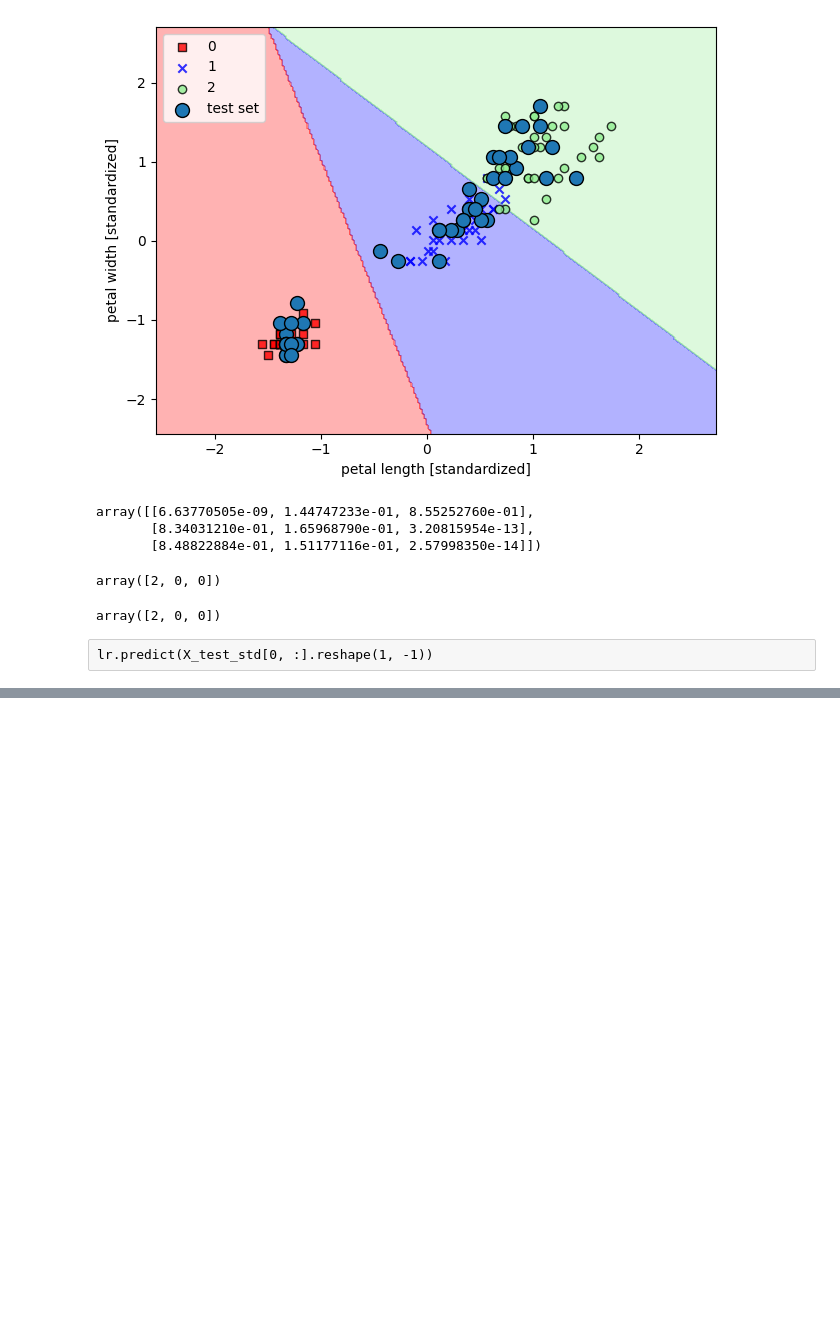
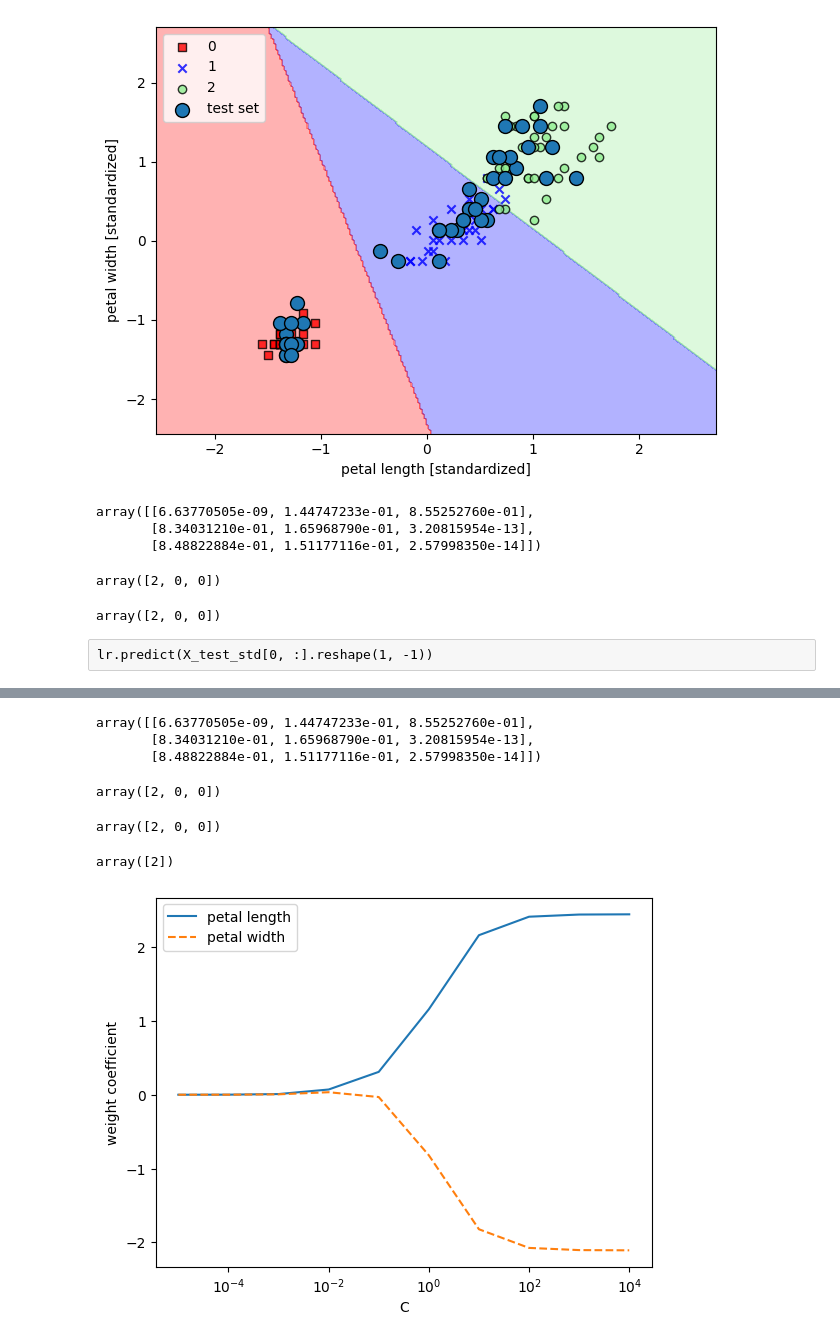
Before and after one commit to jiruneko/philosophers_stone, a Jupyter notebook: Classifier.ipynb, the cells around one changed output, grey strips where cells are left out. Cells and saved outputs as stored; diff of their text form; code cells hidden in the pictures; blank space fills up the shorter version.

```diff
--- a/Classifier.ipynb
+++ b/Classifier.ipynb
@@ -192,3 +192,17 @@ lr.predict(X_test_std[:3, :])
 array([2, 0, 0])
 # %% [raw]
 lr.predict(X_test_std[0, :].reshape(1, -1))
+# %%
+from sklearn.linear_model import LogisticRegression
+# ロジスティック回帰のインスタンスを生成
+lr = LogisticRegression(C=100.0, random_state=1, solver='lbfgs', multi_class='ovr')
+# 訓練データをモデルに適合させる
+lr.fit(X_train_std, y_train)
+# 決定境界をプロット
+plot_decision_regions(X_combined_std, y_combined, classifier=lr,
+                      test_idx=range(105,150))
+plt.xlabel('petal length [standardized]')
+plt.ylabel('petal width [standardized]')
+plt.legend(loc='upper left')
+plt.tight_layout()
+plt.show()
@@ -194,0 +211,44 @@ lr.predict(X_test_std[0, :].reshape(1, -1))
+# %%
+lr.predict_proba(X_test_std[:3,:])
+# %% [output]
+array([[6.63770505e-09, 1.44747233e-01, 8.55252760e-01],
+       [8.34031210e-01, 1.65968790e-01, 3.20815954e-13],
+       [8.48822884e-01, 1.51177116e-01, 2.57998350e-14]])
+# %%
+lr.predict_proba(X_test_std[:3, :]).argmax(axis=1)
+# %% [output]
+array([2, 0, 0])
+# %%
+lr.predict(X_test_std[:3, :])
+# %% [output]
+array([2, 0, 0])
+# %%
+lr.predict(X_test_std[0, :].reshape(1, -1))
+# %% [output]
+array([2])
+# %%
+# 空のリストを生成（重み係数、逆正則化パラメータ）
+weights, params = [], []
+# 10個の逆正則化パラメータに対応するロジスティック回帰モデルをそれぞれ処理
+for c in np.arange(-5, 5):
+    lr = LogisticRegression(C=10.**c, random_state=1,
+                            solver='lbfgs', multi_class='ovr')
+    lr.fit(X_train_std, y_train)
+    # 重み係数を格納
+    weights.append(lr.coef_[1])
+    # 逆正則化パラメータを格納
+    params.append(10.**c)
+
+# 重み係数をNumpy配列に変換
+weights = np.array(weights)
+# 横軸に逆正則化パラメータ、縦軸に重み係数をプロット
+plt.plot(params, weights[:, 0], label='petal length')
+plt.plot(params, weights[:, 1], linestyle='--', label='petal width')
+plt.ylabel('weight coefficient')
+plt.xlabel('C')
+plt.legend(loc='upper left')
+# 横軸を対数スケールに設定
+plt.xscale('log')
+plt.show()
+# %% [output]
+[figure, added]
```
Also changed, not shown: parts of 11 cells of this notebook.
